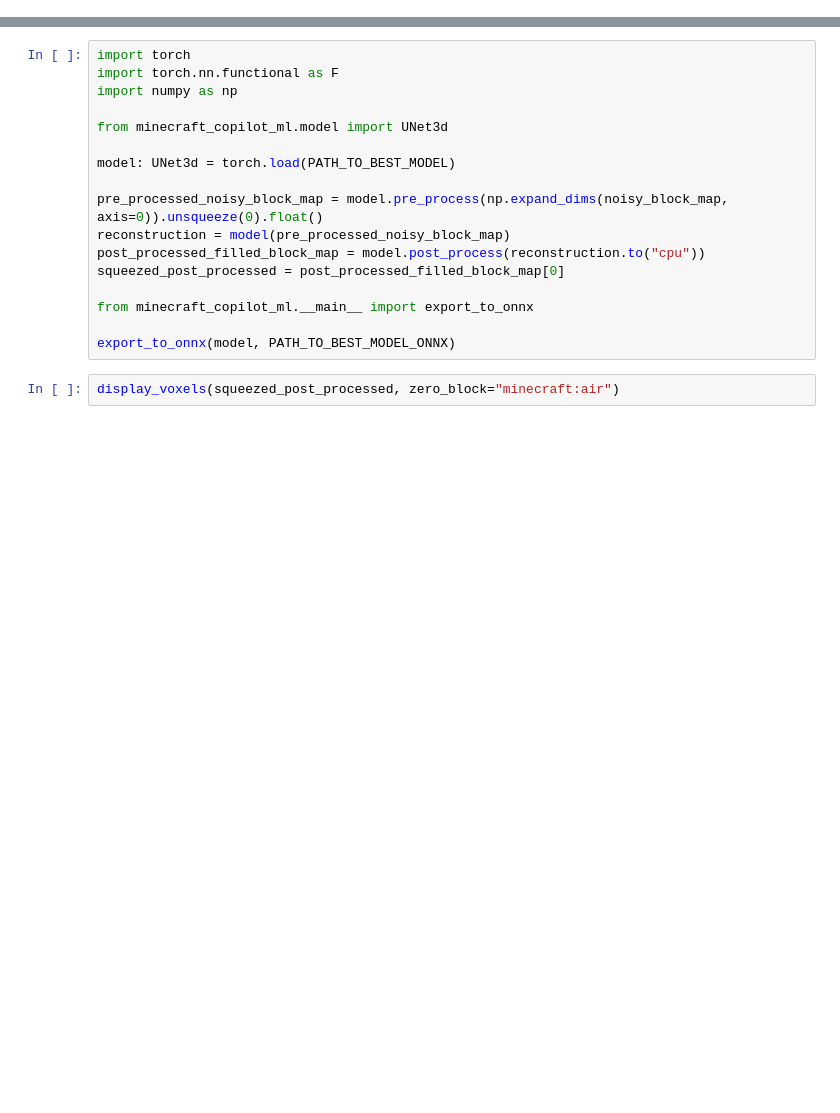
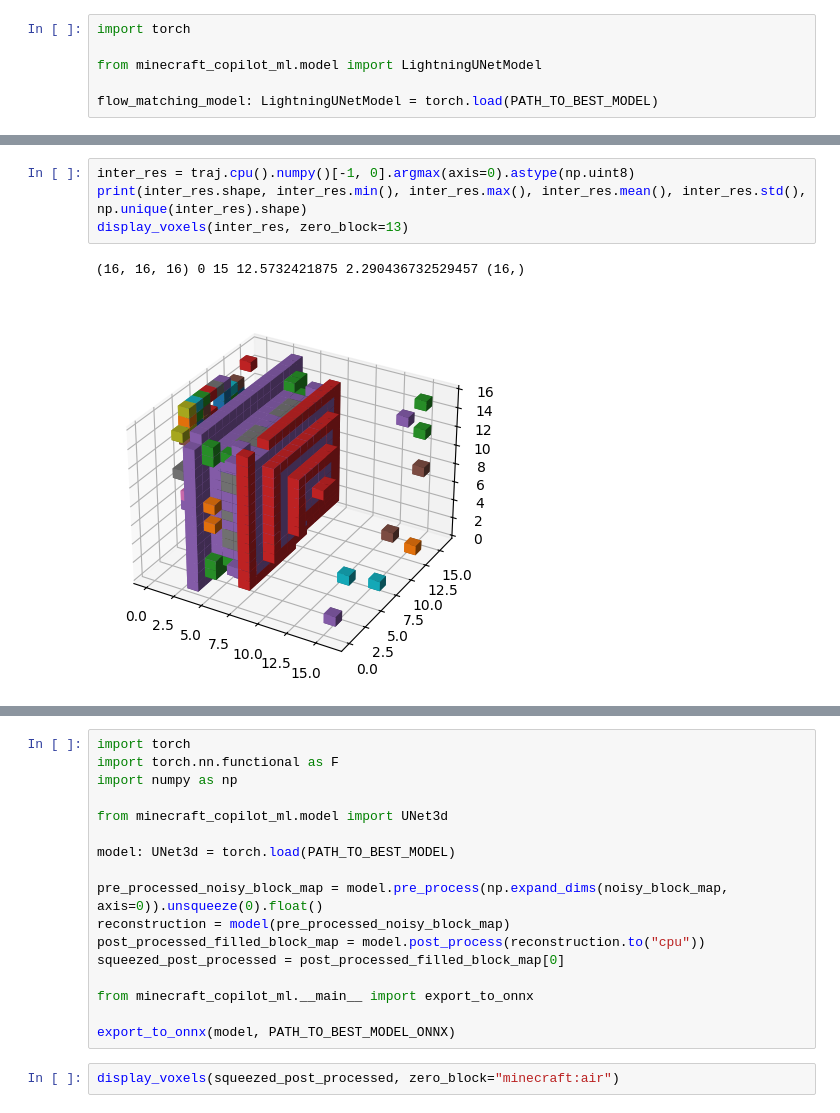
Before and after one commit to DemyCode/minecraft-copilot-ml, a Jupyter notebook: minecraft_copilot_ml/metrics_graph.ipynb, the cells around one changed output, grey strips where cells are left out. Cells and saved outputs as stored; diff of their text form; blank space fills up the shorter version.

```diff
--- a/minecraft_copilot_ml/metrics_graph.ipynb
+++ b/minecraft_copilot_ml/metrics_graph.ipynb
@@ -53,0 +54,6 @@ else:
+# %%
+import torch
+
+from minecraft_copilot_ml.model import LightningUNetModel
+
+flow_matching_model: LightningUNetModel = torch.load(PATH_TO_BEST_MODEL)
@@ -105,3 +127,10 @@ dataset = MinecraftSchematicsDataset(loaded_schematic_files)
+# %%
+inter_res = traj.cpu().numpy()[-1, 0].argmax(axis=0).astype(np.uint8)
+print(inter_res.shape, inter_res.min(), inter_res.max(), inter_res.mean(), inter_res.std(), np.unique(inter_res).shape)
+display_voxels(inter_res, zero_block=13)
+# %% [output]
+(16, 16, 16) 0 15 12.5732421875 2.290436732529457 (16,)
+[figure, added]
 # %%
 from minecraft_copilot_ml.data_loader import nbt_to_numpy_minecraft_map
 
```
Also changed, not shown: parts of 9 cells of this notebook, 3 other files.
